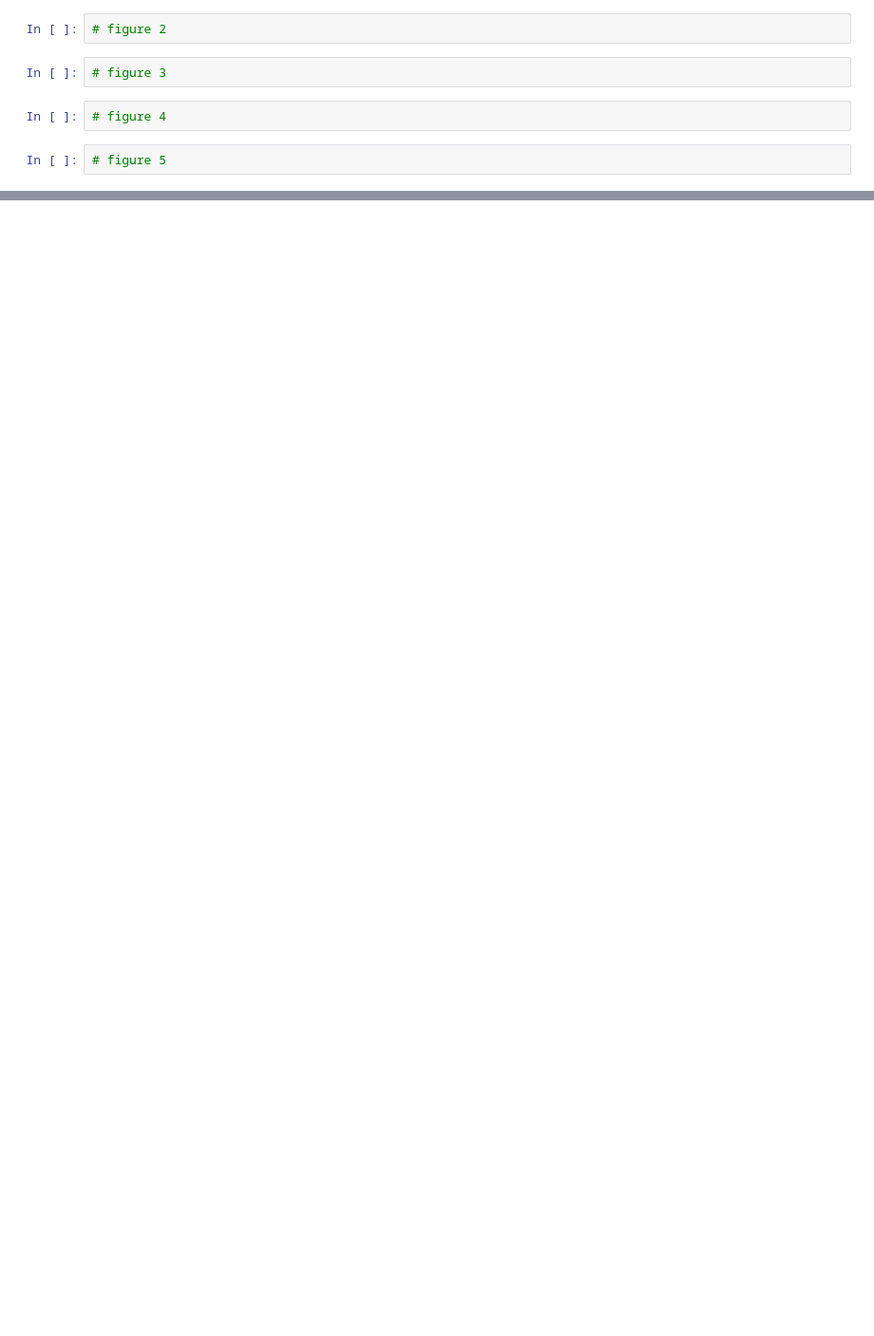
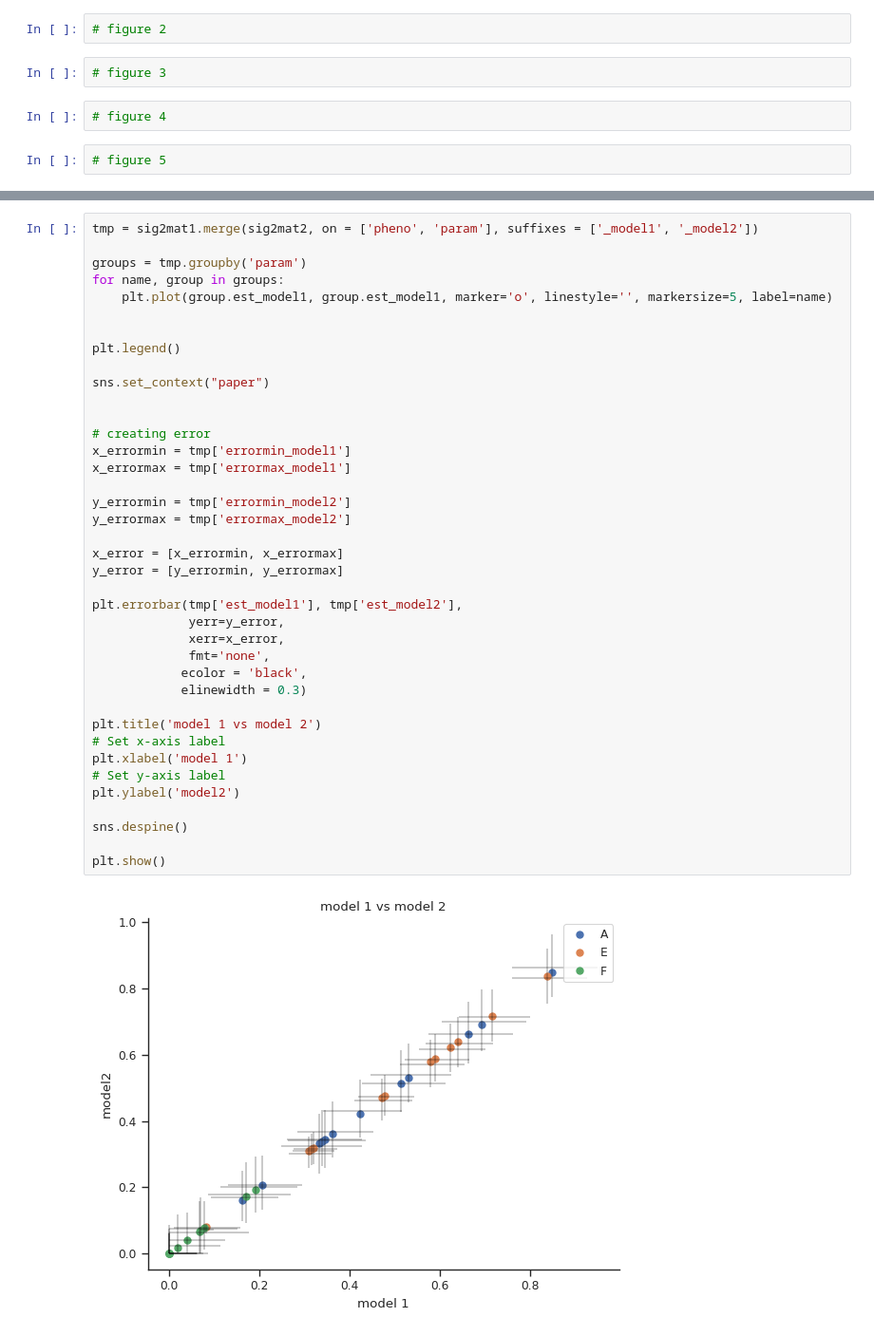
Before and after one commit to dmysmith/random_effects, a Jupyter notebook: behavioral/scripts/visualize_python.ipynb, the cells around one changed output, grey strips where cells are left out. Shown at 95% size. Cells and saved outputs as stored; diff of their text form; blank space fills up the shorter version.

```diff
--- a/behavioral/scripts/visualize_python.ipynb
+++ b/behavioral/scripts/visualize_python.ipynb
@@ -113,0 +252,41 @@ Hello World
+# %%
+tmp = sig2mat1.merge(sig2mat2, on = ['pheno', 'param'], suffixes = ['_model1', '_model2'])
+
+groups = tmp.groupby('param')
+for name, group in groups:
+    plt.plot(group.est_model1, group.est_model1, marker='o', linestyle='', markersize=5, label=name)
+
+
+plt.legend()
+
+sns.set_context("paper")
+
+
+# creating error
+x_errormin = tmp['errormin_model1']
+x_errormax = tmp['errormax_model1']
+
+y_errormin = tmp['errormin_model2']
+y_errormax = tmp['errormax_model2']
+
+x_error = [x_errormin, x_errormax]
+y_error = [y_errormin, y_errormax]
+
+plt.errorbar(tmp['est_model1'], tmp['est_model2'],
+             yerr=y_error,
+             xerr=x_error,
+             fmt='none',
+            ecolor = 'black',
+            elinewidth = 0.3)
+
+plt.title('model 1 vs model 2')
+# Set x-axis label
+plt.xlabel('model 1')
+# Set y-axis label
+plt.ylabel('model2')
+
+sns.despine()
+
+plt.show()
+# %% [output]
+[figure, added]
```
Also changed, not shown: parts of 19 cells of this notebook, 2 other files.
